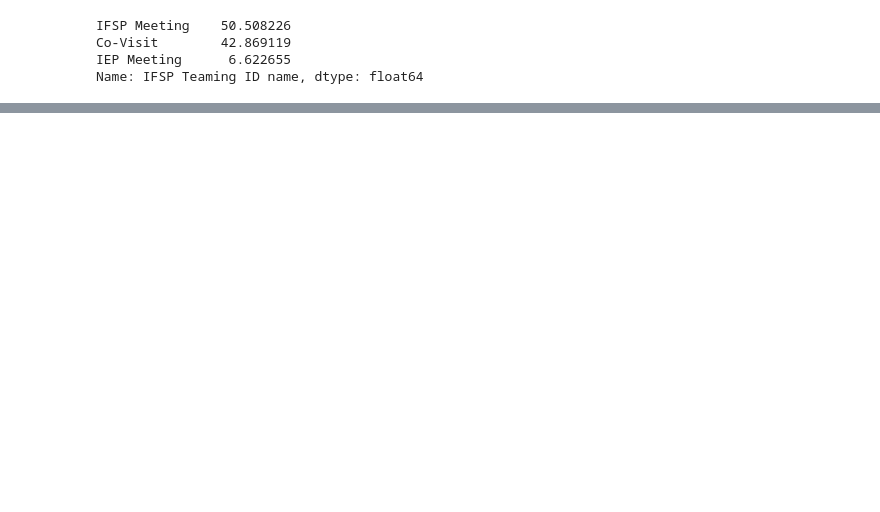
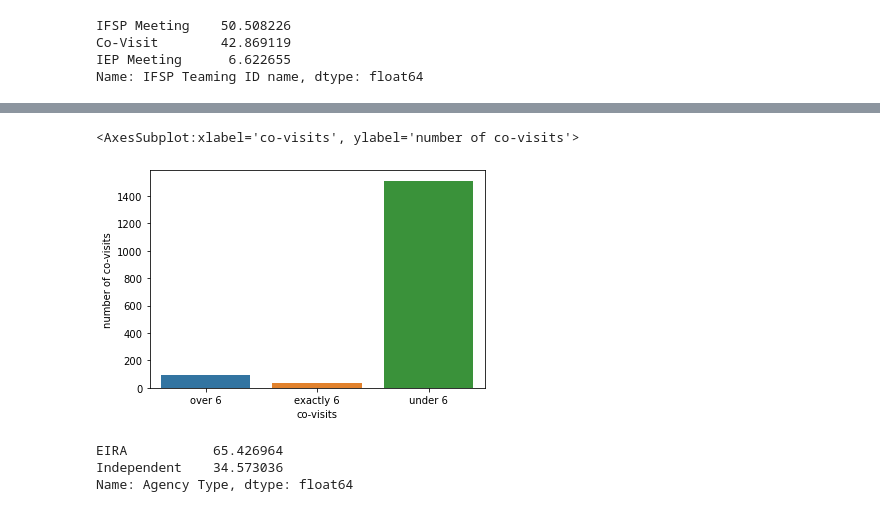
Before and after one commit to NSS-Data-Analytics-Cohort-8/teis_da8_1-new-balance-and-grill, a Jupyter notebook: notebooks/partner_project_2.ipynb, the cells around one changed output, grey strips where cells are left out. Drawn from its saved outputs; the diff is of its cells as text; code cells hidden in the pictures; blank space fills up the shorter version.

```diff
--- a/notebooks/partner_project_2.ipynb
+++ b/notebooks/partner_project_2.ipynb
@@ -96,0 +188,11 @@ q2_df
+# %%
+sns.barplot(data=df, x="co-visits", y="number of co-visits")
+# %% [output]
+<AxesSubplot:xlabel='co-visits', ylabel='number of co-visits'>
+[figure, added]
+# %%
+q1_df1['Agency Type'].value_counts(normalize=True) * 100
+# %% [output]
+EIRA           65.426964
+Independent    34.573036
+Name: Agency Type, dtype: float64
```
Also changed, not shown: parts of 29 cells of this notebook.
